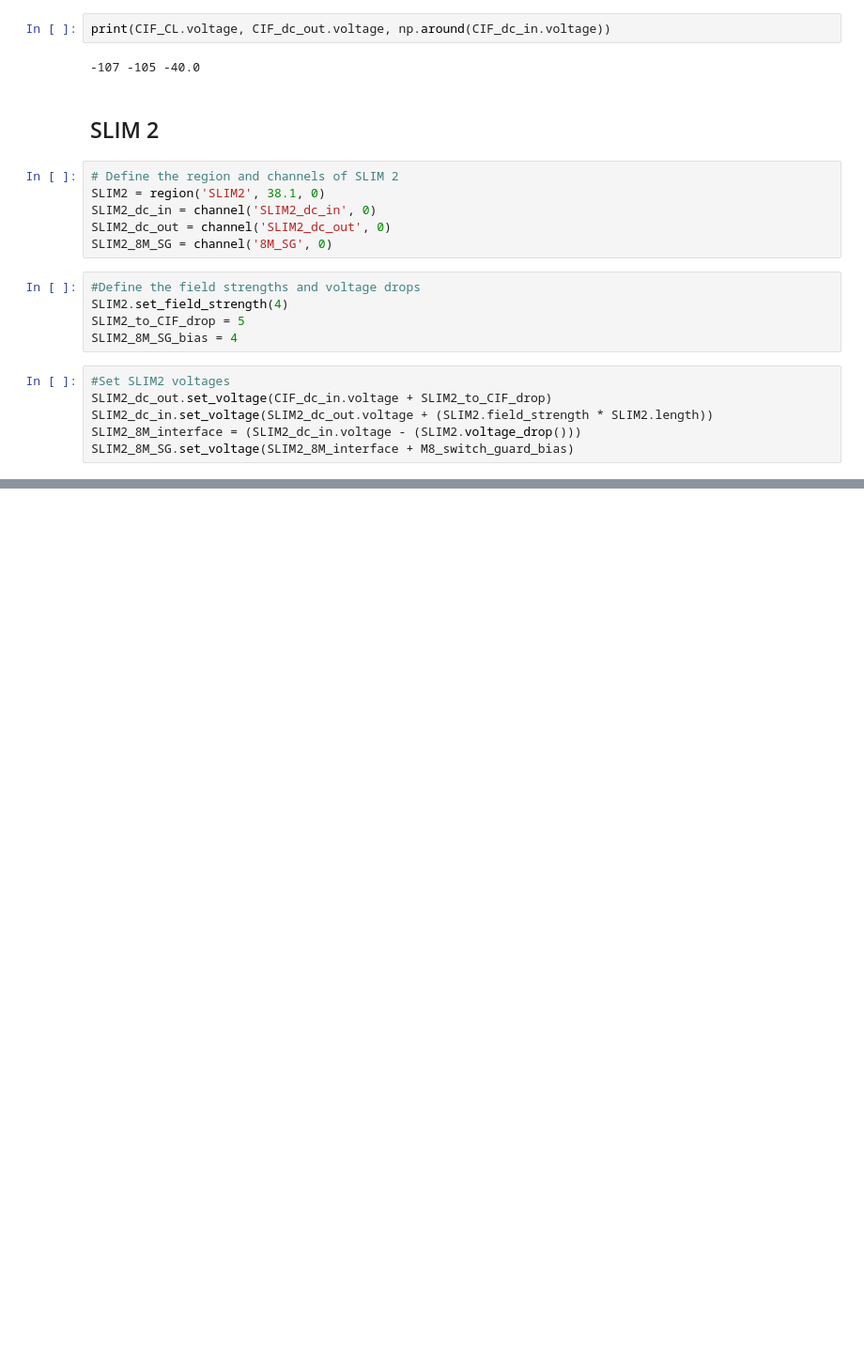
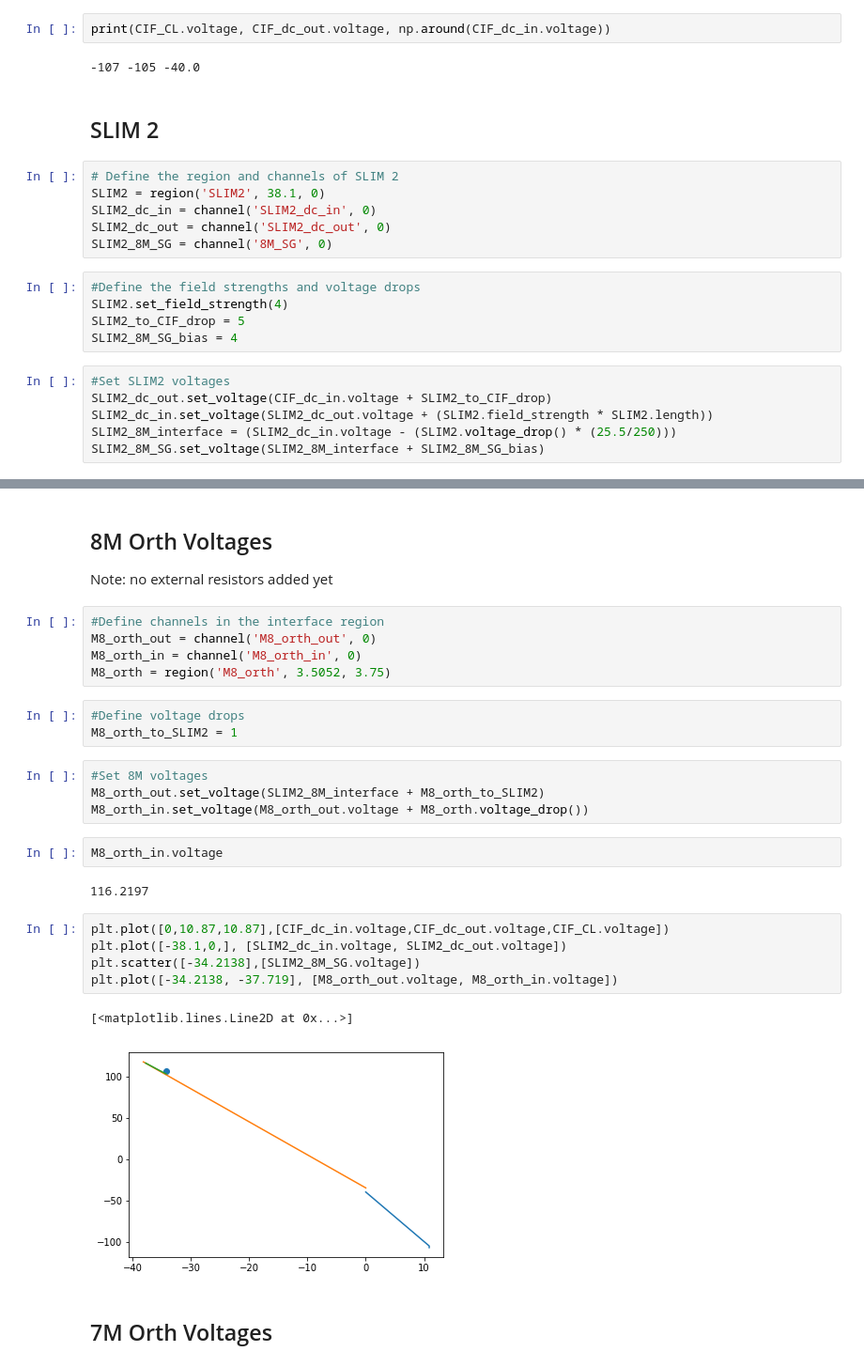
Before and after one commit to bzercher/SLIM_voltage_control, a Jupyter notebook: SLIM_Voltages.ipynb, the cells around one changed output, grey strips where cells are left out. Shown at 94% size. Drawn from its saved outputs; the diff is of its cells as text; blank space fills up the shorter version.

Commit message:
updated slim voltages

```diff
--- a/SLIM_Voltages.ipynb
+++ b/SLIM_Voltages.ipynb
@@ -87,8 +87,8 @@ SLIM2_8M_SG_bias = 4
 #Set SLIM2 voltages
 SLIM2_dc_out.set_voltage(CIF_dc_in.voltage + SLIM2_to_CIF_drop)
 SLIM2_dc_in.set_voltage(SLIM2_dc_out.voltage + (SLIM2.field_strength * SLIM2.length))
-SLIM2_8M_interface = (SLIM2_dc_in.voltage - (SLIM2.voltage_drop()))
-SLIM2_8M_SG.set_voltage(SLIM2_8M_interface + M8_switch_guard_bias)
+SLIM2_8M_interface = (SLIM2_dc_in.voltage - (SLIM2.voltage_drop() * (25.5/250)))
+SLIM2_8M_SG.set_voltage(SLIM2_8M_interface + SLIM2_8M_SG_bias)
 # %%
 plt.plot([0,10.87,10.87],[CIF_dc_in.voltage,CIF_dc_out.voltage,CIF_CL.voltage])
 plt.plot([-38.1,0,], [SLIM2_dc_in.voltage, SLIM2_dc_out.voltage])
@@ -102,0 +99,29 @@ SLIM2_8M_interface
+# %% [markdown]
+## 8M Orth Voltages
+Note: no external resistors added yet
+# %%
+#Define channels in the interface region
+M8_orth_out = channel('M8_orth_out', 0)
+M8_orth_in = channel('M8_orth_in', 0)
+M8_orth = region('M8_orth', 3.5052, 3.75)
+# %%
+#Define voltage drops
+M8_orth_to_SLIM2 = 1
+# %%
+#Set 8M voltages
+M8_orth_out.set_voltage(SLIM2_8M_interface + M8_orth_to_SLIM2)
+M8_orth_in.set_voltage(M8_orth_out.voltage + M8_orth.voltage_drop())
+# %%
+M8_orth_in.voltage
+# %% [output]
+116.2197
+# %%
+plt.plot([0,10.87,10.87],[CIF_dc_in.voltage,CIF_dc_out.voltage,CIF_CL.voltage])
+plt.plot([-38.1,0,], [SLIM2_dc_in.voltage, SLIM2_dc_out.voltage])
+plt.scatter([-34.2138],[SLIM2_8M_SG.voltage])
+plt.plot([-34.2138, -37.719], [M8_orth_out.voltage, M8_orth_in.voltage])
+# %% [output]
+[<matplotlib.lines.Line2D at 0x...>]
+[figure, added]
+# %% [markdown]
+## 7M Orth Voltages
```
Also changed, not shown: parts of 12 cells of this notebook, 1 other file.
